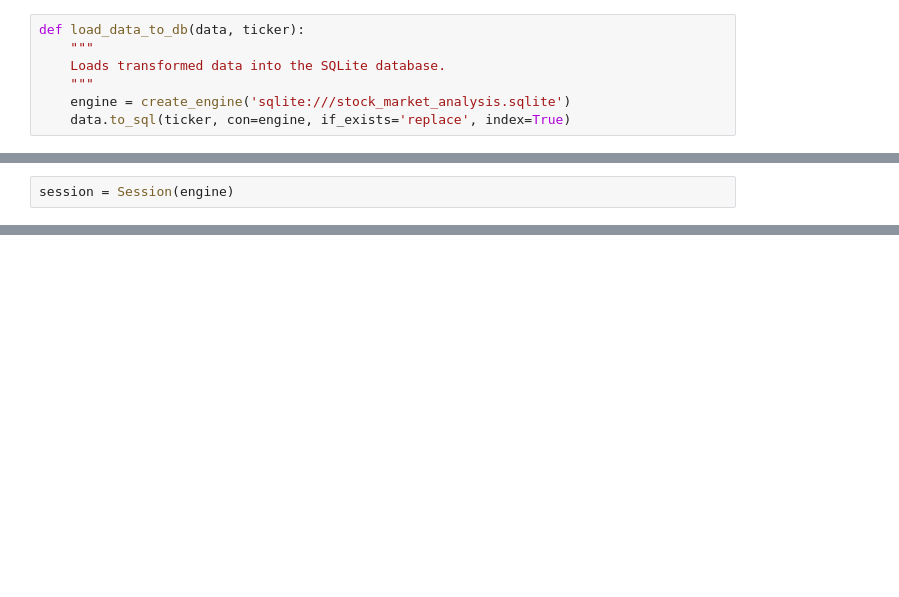
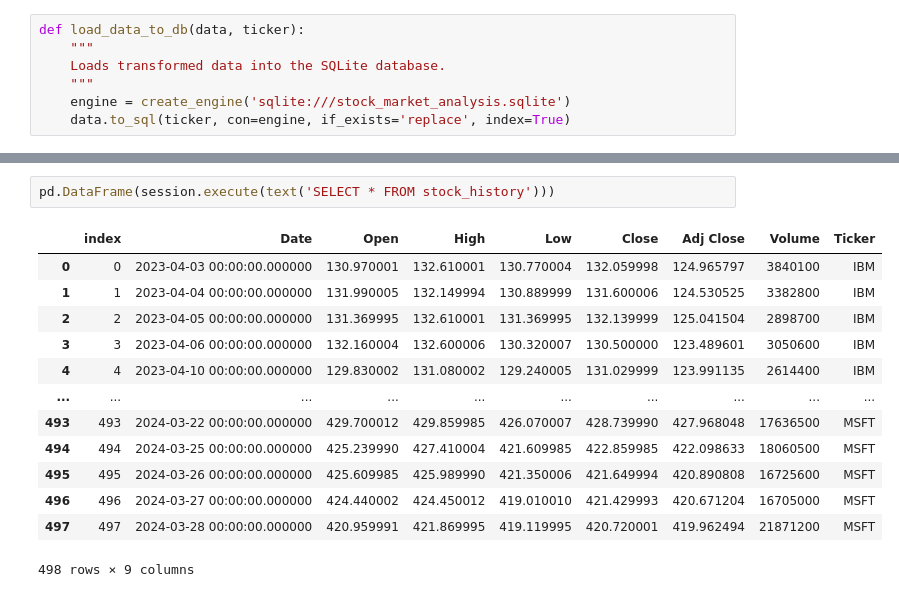
Before and after one commit to 44Jacob/FinDataTechAnalysis, a Jupyter notebook: test.ipynb, the cells around one changed output, grey strips where cells are left out. Drawn from its saved outputs; the diff is of its cells as text; blank space fills up the shorter version.

Commit message:
fixed history_data issues

```diff
--- a/test.ipynb
+++ b/test.ipynb
@@ -358,2 +153,0 @@ df
-# %%
-session = Session(engine)
@@ -387,0 +225,16 @@ SyntaxError: 'return' outside function (828057532.py, line 2)
+# %%
+pd.DataFrame(session.execute(text('SELECT * FROM stock_history')))
+# %% [output]
+|  | index | Date | Open | High | Low | Close | Adj Close | Volume | Ticker |
+| 0 | 0 | 2023-04-03 00:00:00.000000 | 130.970001 | 132.610001 | 130.770004 | 132.059998 | 124.965797 | 3840100 | IBM |
+| 1 | 1 | 2023-04-04 00:00:00.000000 | 131.990005 | 132.149994 | 130.889999 | 131.600006 | 124.530525 | 3382800 | IBM |
+| 2 | 2 | 2023-04-05 00:00:00.000000 | 131.369995 | 132.610001 | 131.369995 | 132.139999 | 125.041504 | 2898700 | IBM |
+| 3 | 3 | 2023-04-06 00:00:00.000000 | 132.160004 | 132.600006 | 130.320007 | 130.500000 | 123.489601 | 3050600 | IBM |
+| 4 | 4 | 2023-04-10 00:00:00.000000 | 129.830002 | 131.080002 | 129.240005 | 131.029999 | 123.991135 | 2614400 | IBM |
+| ... | ... | ... | ... | ... | ... | ... | ... | ... | ... |
+| 493 | 493 | 2024-03-22 00:00:00.000000 | 429.700012 | 429.859985 | 426.070007 | 428.739990 | 427.968048 | 17636500 | MSFT |
+| 494 | 494 | 2024-03-25 00:00:00.000000 | 425.239990 | 427.410004 | 421.609985 | 422.859985 | 422.098633 | 18060500 | MSFT |
+| 495 | 495 | 2024-03-26 00:00:00.000000 | 425.609985 | 425.989990 | 421.350006 | 421.649994 | 420.890808 | 16725600 | MSFT |
+| 496 | 496 | 2024-03-27 00:00:00.000000 | 424.440002 | 424.450012 | 419.010010 | 421.429993 | 420.671204 | 16705000 | MSFT |
+| 497 | 497 | 2024-03-28 00:00:00.000000 | 420.959991 | 421.869995 | 419.119995 | 420.720001 | 419.962494 | 21871200 | MSFT |
+498 rows × 9 columns
```
Also changed, not shown: parts of 61 cells of this notebook, 6 other files.
